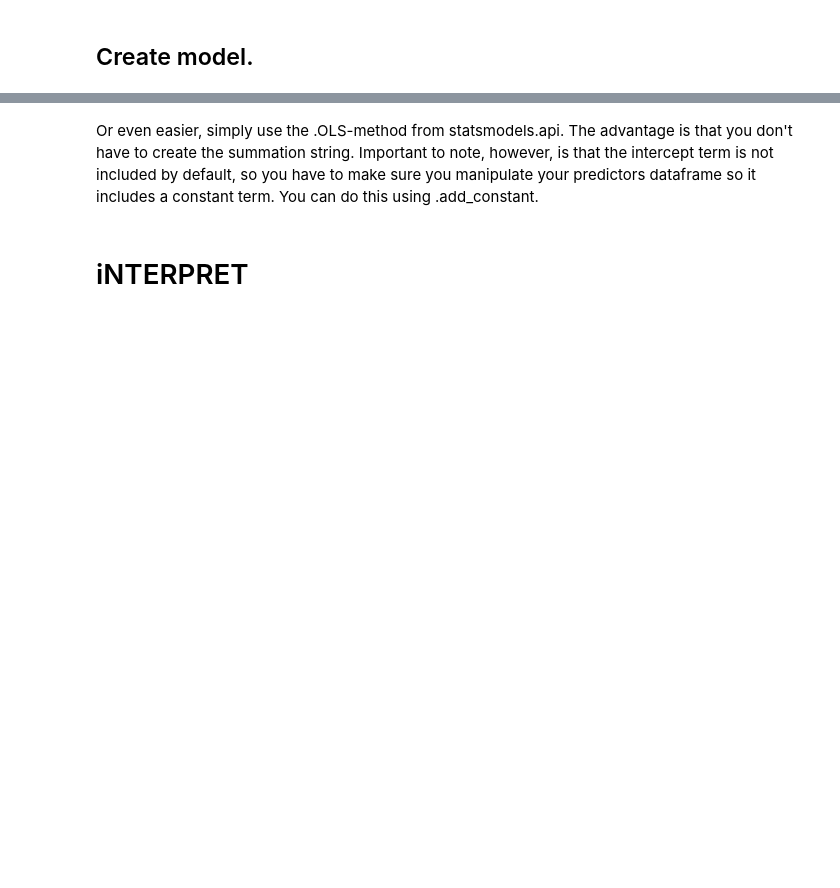
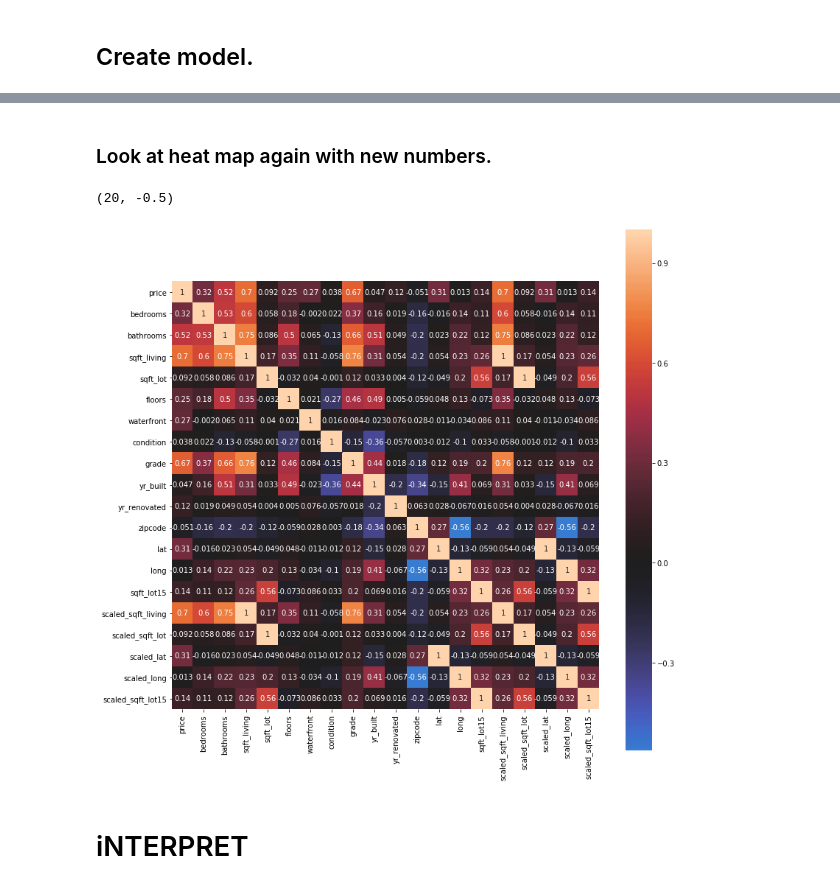
Before and after one commit to alexanderjohnny/dsc-v2-mod1-final-project-online-ds-pt-100719, a Jupyter notebook: study_group_starter_nb.ipynb, the cells around one changed output, grey strips where cells are left out. Drawn from its saved outputs; the diff is of its cells as text; code cells hidden in the pictures; blank space fills up the shorter version.

```diff
--- a/study_group_starter_nb.ipynb
+++ b/study_group_starter_nb.ipynb
@@ -1213,2 +1305,0 @@ Notice how the sqft log data is way more normal. Sweet.
-# %% [markdown]
-Or even easier, simply use the .OLS-method from statsmodels.api. The advantage is that you don't have to create the summation string. Important to note, however, is that the intercept term is not included by default, so you have to make sure you manipulate your predictors dataframe so it includes a constant term. You can do this using .add_constant.
@@ -1219,0 +1318,9 @@ Or even easier, simply use the .OLS-method from statsmodels.api. The advantage i
+# %% [markdown]
+### Look at heat map again with new numbers.
+# %%
+fig, axes = plt.subplots(figsize=(13,13))
+sns.heatmap(df_filtered1.corr().round(3), center=0, square=True, ax=axes, annot=True);
+axes.set_ylim(len(df_filtered1.corr()),-0.5,+0.5)
+# %% [output]
+(20, -0.5)
+[figure, added]
```
Also changed, not shown: parts of 52 cells of this notebook.
